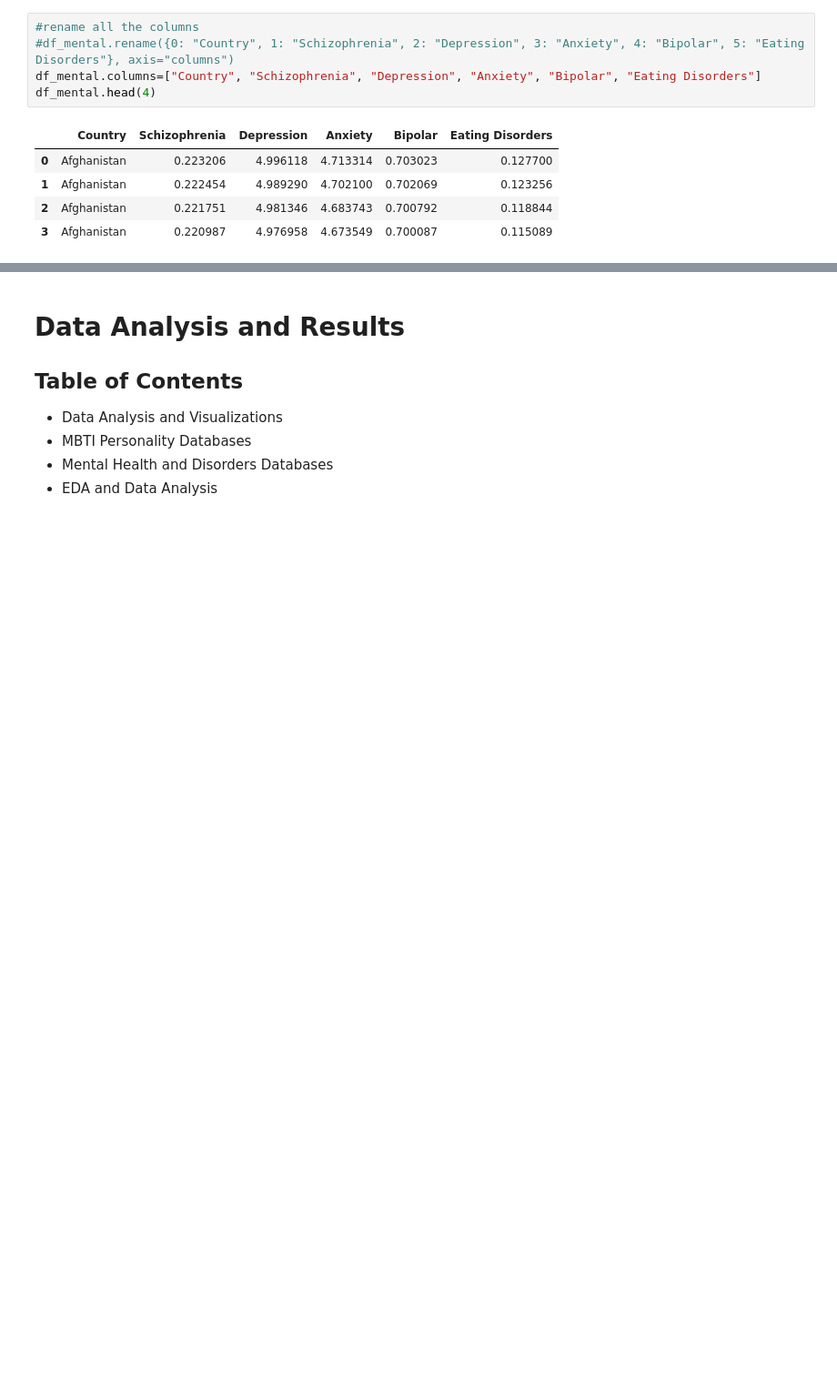
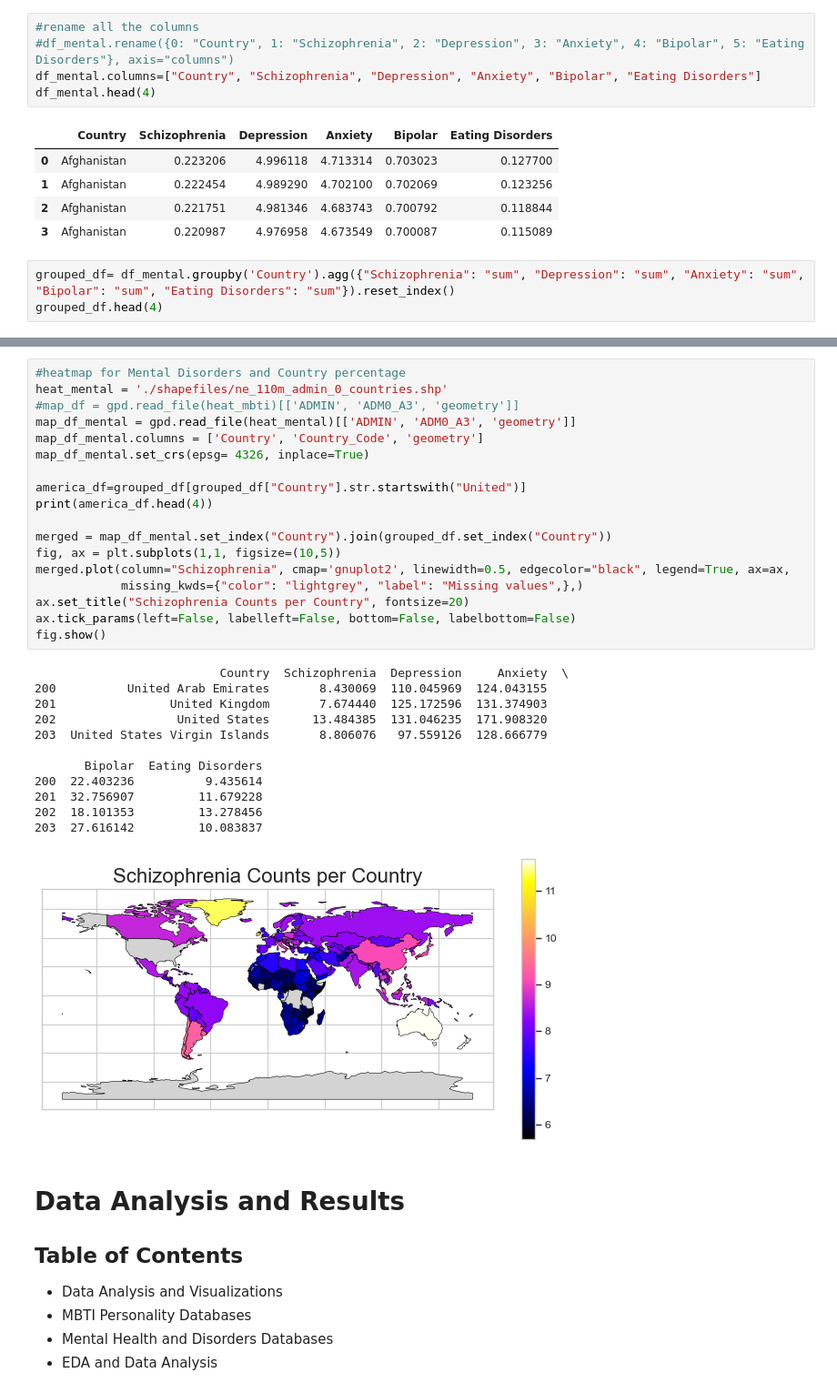
Before and after one commit to BellaIngenue/TypologyAndMentalHealth, a Jupyter notebook: SienaRivera-PersonalProject.ipynb, the cells around one changed output, grey strips where cells are left out. Shown: that part at 91% size. Drawn from its saved outputs; the diff is of its cells as text; blank space fills up the shorter version.

Commit message:
Updated and fixed columns

```diff
--- a/SienaRivera-PersonalProject.ipynb
+++ b/SienaRivera-PersonalProject.ipynb
@@ -188,3 +188,6 @@ df_mental.head(4)
 | 1 | Afghanistan | 0.222454 | 4.989290 | 4.702100 | 0.702069 | 0.123256 |
 | 2 | Afghanistan | 0.221751 | 4.981346 | 4.683743 | 0.700792 | 0.118844 |
 | 3 | Afghanistan | 0.220987 | 4.976958 | 4.673549 | 0.700087 | 0.115089 |
+# %%
+grouped_df= df_mental.groupby('Country').agg({"Schizophrenia": "sum", "Depression": "sum", "Anxiety": "sum", "Bipolar": "sum", "Eating Disorders": "sum"}).reset_index()
+grouped_df.head(4)
@@ -191,3 +200,34 @@ df_mental.head(4)
+# %%
+#heatmap for Mental Disorders and Country percentage
+heat_mental = './shapefiles/ne_110m_admin_0_countries.shp'
+#map_df = gpd.read_file(heat_mbti)[['ADMIN', 'ADM0_A3', 'geometry']]
+map_df_mental = gpd.read_file(heat_mental)[['ADMIN', 'ADM0_A3', 'geometry']]
+map_df_mental.columns = ['Country', 'Country_Code', 'geometry']
+map_df_mental.set_crs(epsg= 4326, inplace=True)
+
+america_df=grouped_df[grouped_df["Country"].str.startswith("United")]
+print(america_df.head(4))
+
+merged = map_df_mental.set_index("Country").join(grouped_df.set_index("Country"))
+fig, ax = plt.subplots(1,1, figsize=(10,5))
+merged.plot(column="Schizophrenia", cmap='gnuplot2', linewidth=0.5, edgecolor="black", legend=True, ax=ax,
+            missing_kwds={"color": "lightgrey", "label": "Missing values",},)
+ax.set_title("Schizophrenia Counts per Country", fontsize=20)
+ax.tick_params(left=False, labelleft=False, bottom=False, labelbottom=False)
+fig.show()
+# %% [output]
+                          Country  Schizophrenia  Depression     Anxiety  \
+200          United Arab Emirates       8.430069  110.045969  124.043155
+201                United Kingdom       7.674440  125.172596  131.374903
+202                 United States      13.484385  131.046235  171.908320
+203  United States Virgin Islands       8.806076   97.559126  128.666779
+
+       Bipolar  Eating Disorders
+200  22.403236          9.435614
+201  32.756907         11.679228
+202  18.101353         13.278456
+203  27.616142         10.083837
+[figure, added]
 # %% [markdown]
 # Data Analysis and Results
 
```
Also changed, not shown: parts of 9 cells of this notebook.
